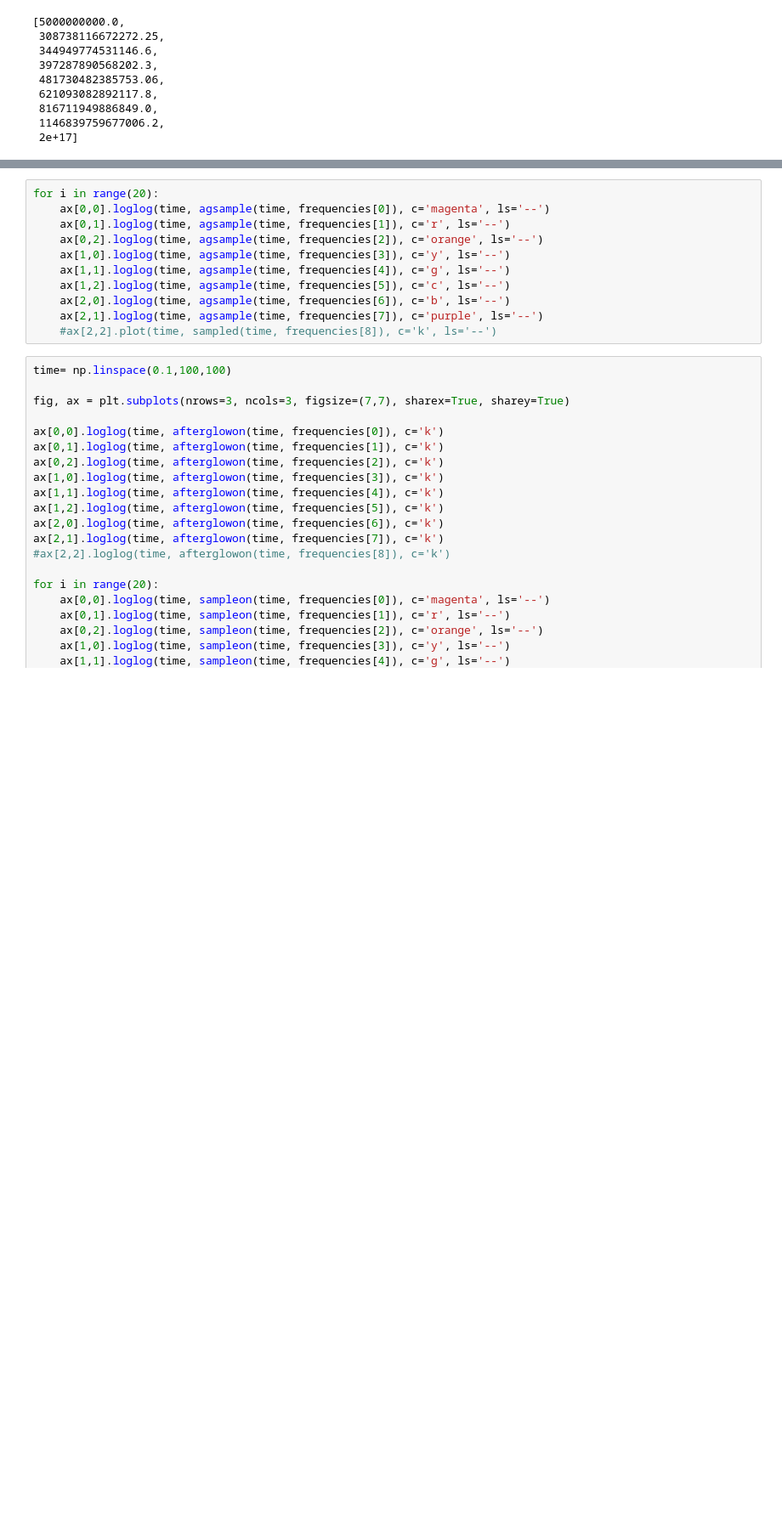
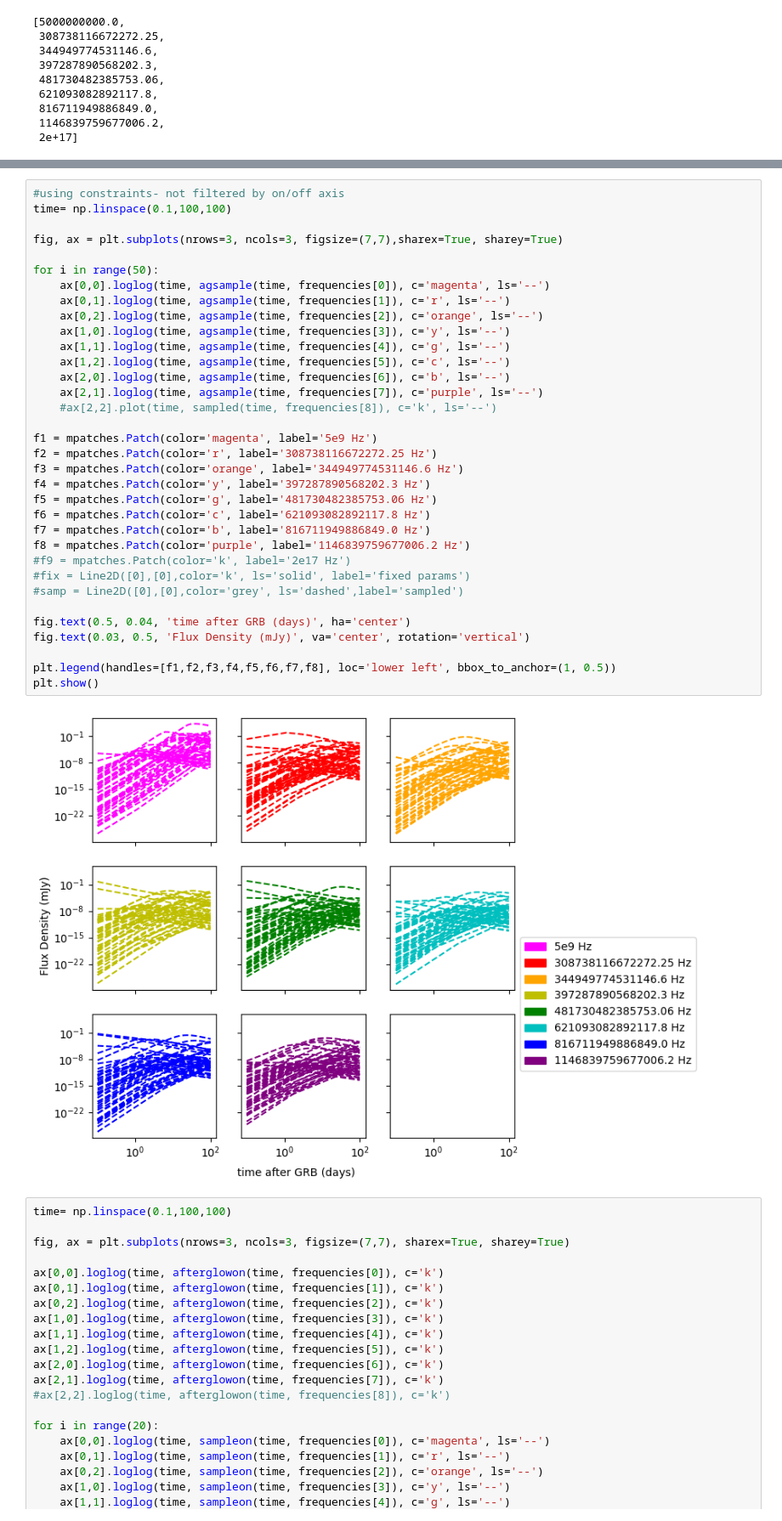
Before and after one commit to wfw23/MPhys_project, a Jupyter notebook: reduced_prior_plots.ipynb, the cells around one changed output, grey strips where cells are left out. Shown at 85% size. Cells and saved outputs as stored; diff of their text form; blank space fills up the shorter version.

```diff
--- a/reduced_prior_plots.ipynb
+++ b/reduced_prior_plots.ipynb
@@ -231,14 +232,39 @@ ValueError: x, y, and format string must not be None
-# %%
-for i in range(20):
-    ax[0,0].loglog(time, agsample(time, frequencies[0]), c='magenta', ls='--')
-    ax[0,1].loglog(time, agsample(time, frequencies[1]), c='r', ls='--')
-    ax[0,2].loglog(time, agsample(time, frequencies[2]), c='orange', ls='--')
-    ax[1,0].loglog(time, agsample(time, frequencies[3]), c='y', ls='--')
-    ax[1,1].loglog(time, agsample(time, frequencies[4]), c='g', ls='--')
-    ax[1,2].loglog(time, agsample(time, frequencies[5]), c='c', ls='--')
-    ax[2,0].loglog(time, agsample(time, frequencies[6]), c='b', ls='--')
-    ax[2,1].loglog(time, agsample(time, frequencies[7]), c='purple', ls='--')
-    #ax[2,2].plot(time, sampled(time, frequencies[8]), c='k', ls='--')
+# %%
+#using constraints- not filtered by on/off axis
+time= np.linspace(0.1,100,100)
+
+fig, ax = plt.subplots(nrows=3, ncols=3, figsize=(7,7),sharex=True, sharey=True)
+
+for i in range(50):
+    ax[0,0].loglog(time, agsample(time, frequencies[0]), c='magenta', ls='--')
+    ax[0,1].loglog(time, agsample(time, frequencies[1]), c='r', ls='--')
+    ax[0,2].loglog(time, agsample(time, frequencies[2]), c='orange', ls='--')
+    ax[1,0].loglog(time, agsample(time, frequencies[3]), c='y', ls='--')
+    ax[1,1].loglog(time, agsample(time, frequencies[4]), c='g', ls='--')
+    ax[1,2].loglog(time, agsample(time, frequencies[5]), c='c', ls='--')
+    ax[2,0].loglog(time, agsample(time, frequencies[6]), c='b', ls='--')
+    ax[2,1].loglog(time, agsample(time, frequencies[7]), c='purple', ls='--')
+    #ax[2,2].plot(time, sampled(time, frequencies[8]), c='k', ls='--')
+
+f1 = mpatches.Patch(color='magenta', label='5e9 Hz')
+f2 = mpatches.Patch(color='r', label='308738116672272.25 Hz')
+f3 = mpatches.Patch(color='orange', label='344949774531146.6 Hz')
+f4 = mpatches.Patch(color='y', label='397287890568202.3 Hz')
+f5 = mpatches.Patch(color='g', label='481730482385753.06 Hz')
+f6 = mpatches.Patch(color='c', label='621093082892117.8 Hz')
+f7 = mpatches.Patch(color='b', label='816711949886849.0 Hz')
+f8 = mpatches.Patch(color='purple', label='1146839759677006.2 Hz')
+#f9 = mpatches.Patch(color='k', label='2e17 Hz')
+#fix = Line2D([0],[0],color='k', ls='solid', label='fixed params')
+#samp = Line2D([0],[0],color='grey', ls='dashed',label='sampled')
+
+fig.text(0.5, 0.04, 'time after GRB (days)', ha='center')
+fig.text(0.03, 0.5, 'Flux Density (mJy)', va='center', rotation='vertical')
+
+plt.legend(handles=[f1,f2,f3,f4,f5,f6,f7,f8], loc='lower left', bbox_to_anchor=(1, 0.5))
+plt.show()
+# %% [output]
+[figure, added]
 # %%
 time= np.linspace(0.1,100,100)
 
```
Also changed, not shown: parts of 25 cells of this notebook, 5 other files.
